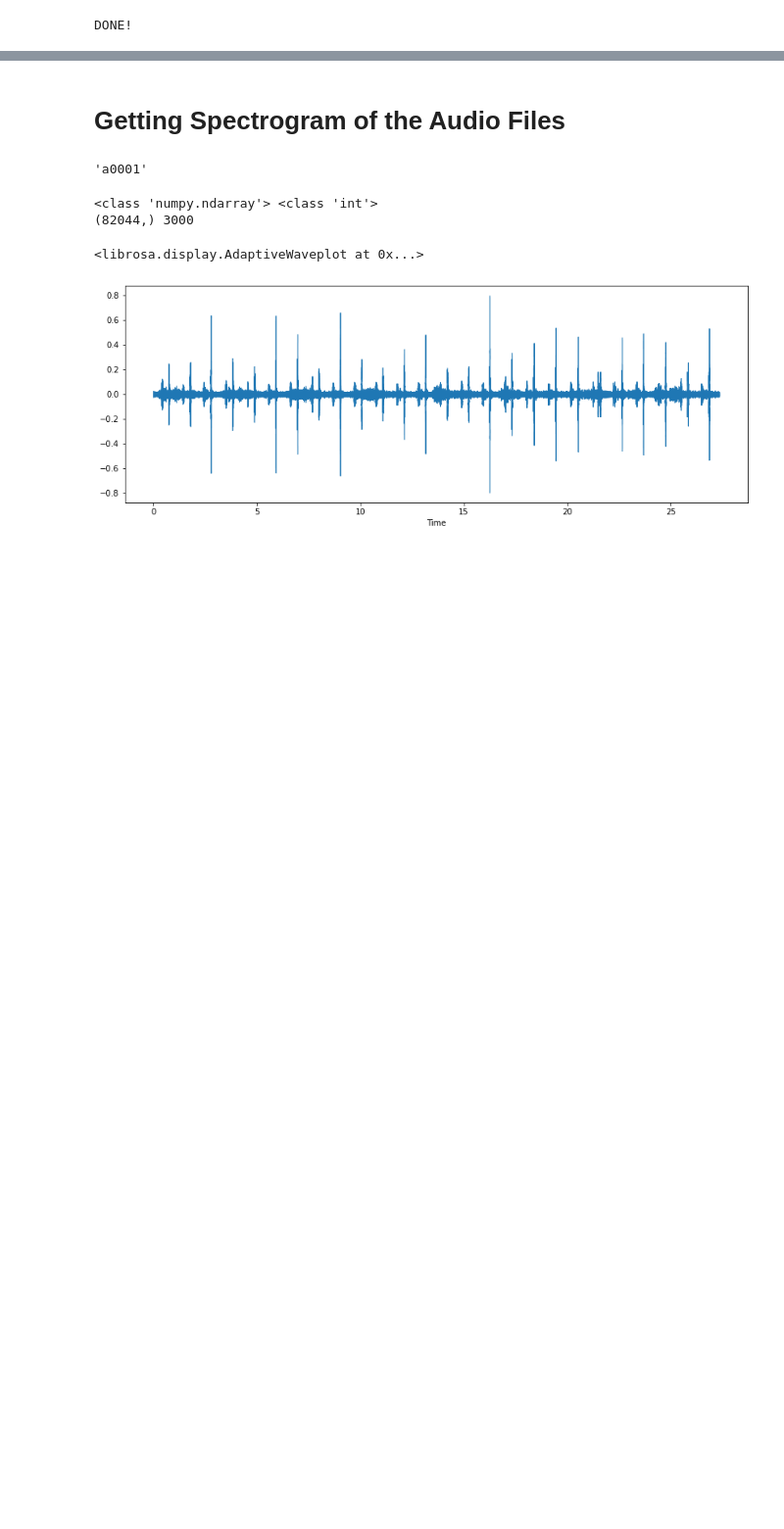
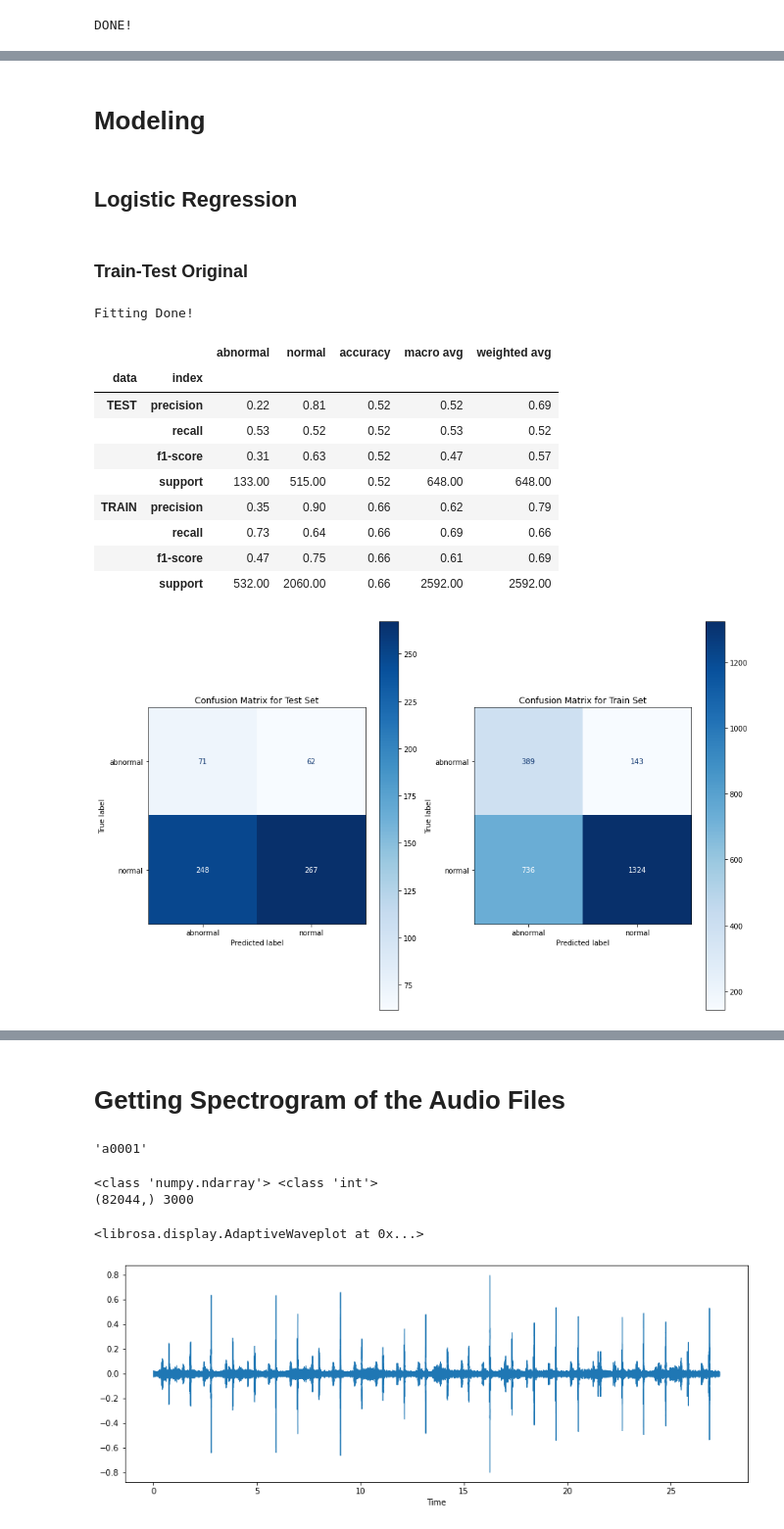
Before and after one commit to miladshiraniUCB/Heart-Sound-classification, a Jupyter notebook: EDA/EDA_1.ipynb, the cells around one changed output, grey strips where cells are left out. Shown at 98% size. Cells and saved outputs as stored; diff of their text form; code cells hidden in the pictures; blank space fills up the shorter version.

```diff
--- a/EDA/EDA_1.ipynb
+++ b/EDA/EDA_1.ipynb
@@ -567,0 +379,28 @@ Fitting Done
+# %% [markdown]
+# Modeling
+# %%
+model_scores = {}
+# %% [markdown]
+## Logistic Regression
+# %% [markdown]
+### Train-Test Original
+# %%
+lr = LogisticRegression(solver='liblinear',random_state=42, class_weight="balanced")
+lr.fit(X_train, y_train)
+print("Fitting Done!")
+report, model_scores["lr"] = print_results(lr, X_train, y_train,
+                                           X_test, y_test)
+report
+# %% [output]
+Fitting Done!
+|  |  | abnormal | normal | accuracy | macro avg | weighted avg |
+| data | index |  |  |  |  |  |
+| TEST | precision | 0.22 | 0.81 | 0.52 | 0.52 | 0.69 |
+|  | recall | 0.53 | 0.52 | 0.52 | 0.53 | 0.52 |
+|  | f1-score | 0.31 | 0.63 | 0.52 | 0.47 | 0.57 |
+|  | support | 133.00 | 515.00 | 0.52 | 648.00 | 648.00 |
+| TRAIN | precision | 0.35 | 0.90 | 0.66 | 0.62 | 0.79 |
+|  | recall | 0.73 | 0.64 | 0.66 | 0.69 | 0.66 |
+|  | f1-score | 0.47 | 0.75 | 0.66 | 0.61 | 0.69 |
+|  | support | 532.00 | 2060.00 | 0.66 | 2592.00 | 2592.00 |
+[figure, added]
```
Also changed, not shown: parts of 87 cells of this notebook, 3 other files.
